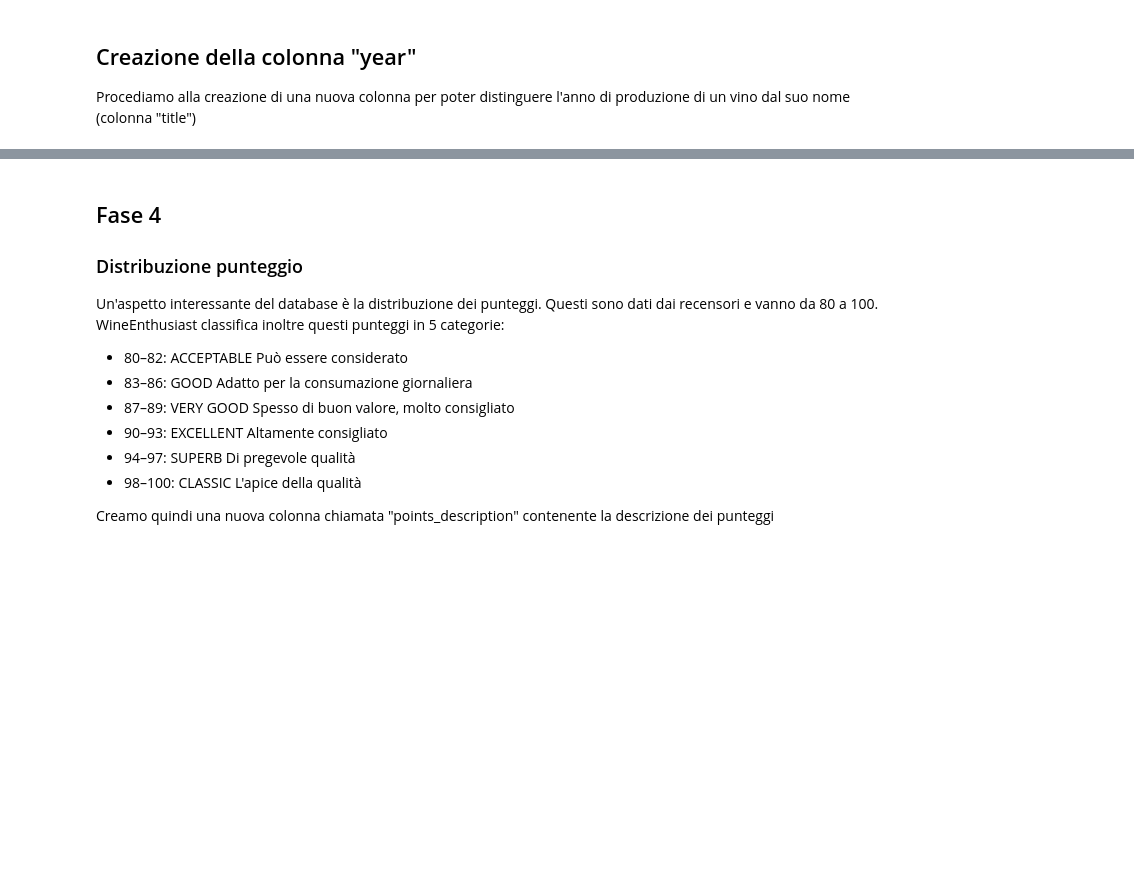
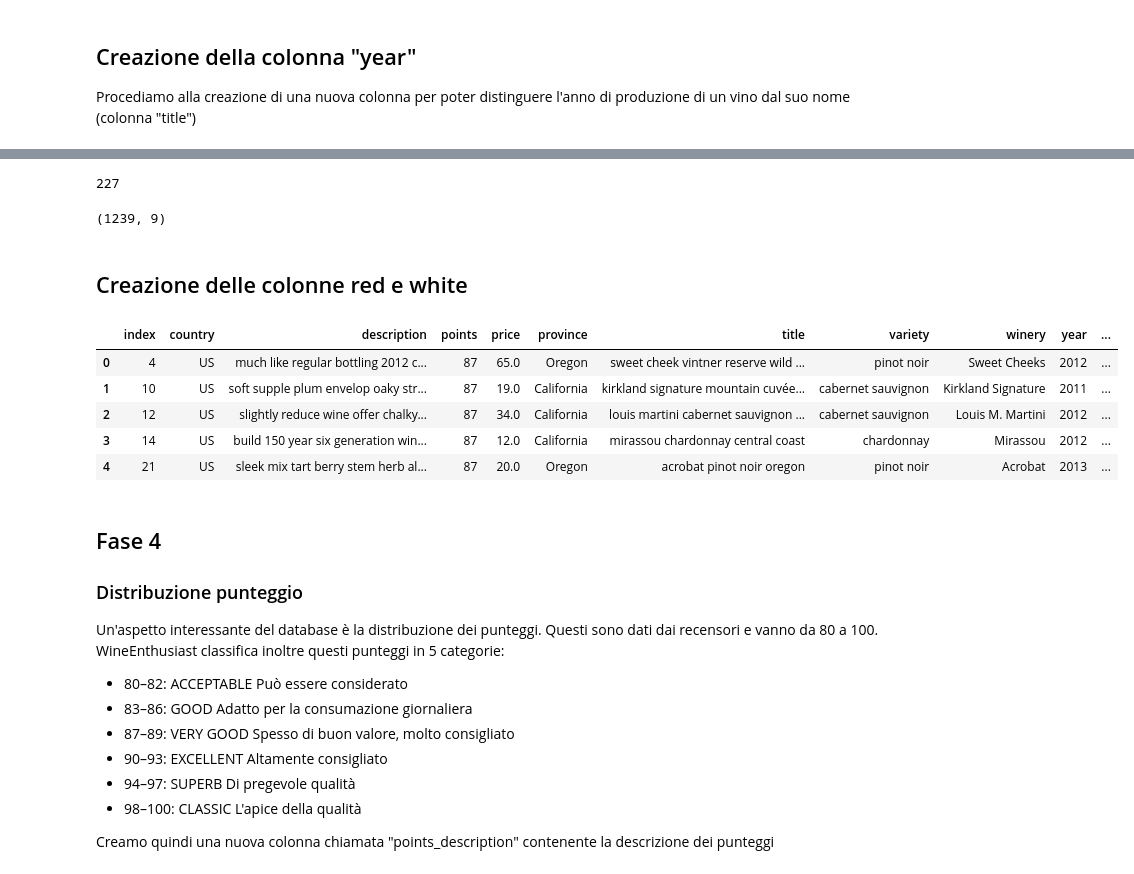
Before and after one commit to MarcoLillx/WineSelection, a Jupyter notebook: preprocessing.ipynb, the cells around one changed output, grey strips where cells are left out. Saved outputs shown, nothing was run; the diff lists cells and outputs as text; code cells hidden in the pictures; blank space fills up the shorter version.

```diff
--- a/preprocessing.ipynb
+++ b/preprocessing.ipynb
@@ -209,0 +276,29 @@ clean_df.head()
+# %%
+import re
+
+def correct_grape_names(row):
+    regexp = [r'shiraz', r'ugni blanc', r'cinsaut', r'carinyena', r'^ribolla$', r'palomino', r'turbiana', r'verdelho', r'viura', r'pinot bianco|weissburgunder', r'garganega|grecanico', r'moscatel', r'moscato', r'melon de bourgogne', r'trajadura|trincadeira', r'cannonau|garnacha', r'grauburgunder|pinot grigio', r'pinot noir|pinot nero', r'colorino', r'mataro|monastrell', r'mourv(\w+)']
+    grapename = ['syrah', 'trebbiano', 'cinsault', 'carignan', 'ribolla gialla', 'palomino','verdicchio', 'verdejo','macabeo', 'pinot blanc', 'garganega', 'muscatel', 'muscat', 'muscadet', 'treixadura', 'grenache', 'pinot gris', 'pinot noir', 'lambrusco', 'mourvedre', 'mourvedre']
+    f = row
+    for exsearch, gname in zip(regexp, grapename):
+        f = re.sub(exsearch, gname, f)
+    return f
+
+name_pairs = [('spatburgunder', 'pinot noir'), ('garnacha', 'grenache'), ('pinot nero', 'pinot noir'),
+              ('alvarinho', 'albarino'), ('assyrtico', 'assyrtiko'), ('black muscat', 'muscat hamburg'),
+              ('kekfrankos', 'blaufrankisch'), ('garnacha blanca', 'grenache blanc'),
+              ('garnacha tintorera', 'alicante bouschet'), ('sangiovese grosso', 'sangiovese')
+             ]
+clean_df['variety'] = clean_df['variety'].apply(lambda row: correct_grape_names(row))
+for start, end in name_pairs:
+    clean_df['variety'] = clean_df['variety'].replace(start, end)
+len(clean_df.variety.value_counts())
+# %% [output]
+227
+# %%
+clean_df = clean_df.groupby('variety').filter(lambda x: len(x) > 200)
+clean_df.shape
+# %% [output]
+(1239, 9)
+# %% [markdown]
+## Creazione delle colonne red e white
@@ -210,3 +316,16 @@ clean_df.head()
+# %%
+clean_df['colour'] = clean_df.apply(lambda row: colour_map[row['variety']], axis=1)
+colour_dummies = pd.get_dummies(clean_df['colour'])
+clean_df = clean_df.merge(colour_dummies, left_index=True, right_index=True)
+clean_df.reset_index(inplace=True)
+clean_df.head()
+# %% [output]
+|  | index | country | description | points | price | province | title | variety | winery | year | ... |
+| 0 | 4 | US | much like regular bottling 2012 c... | 87 | 65.0 | Oregon | sweet cheek vintner reserve wild ... | pinot noir | Sweet Cheeks | 2012 | ... |
+| 1 | 10 | US | soft supple plum envelop oaky str... | 87 | 19.0 | California | kirkland signature mountain cuvée... | cabernet sauvignon | Kirkland Signature | 2011 | ... |
+| 2 | 12 | US | slightly reduce wine offer chalky... | 87 | 34.0 | California | louis martini cabernet sauvignon ... | cabernet sauvignon | Louis M. Martini | 2012 | ... |
+| 3 | 14 | US | build 150 year six generation win... | 87 | 12.0 | California | mirassou chardonnay central coast | chardonnay | Mirassou | 2012 | ... |
+| 4 | 21 | US | sleek mix tart berry stem herb al... | 87 | 20.0 | Oregon | acrobat pinot noir oregon | pinot noir | Acrobat | 2013 | ... |
 # %% [markdown]
 ## Fase 4
 ### Distribuzione punteggio
```
Also changed, not shown: parts of 19 cells of this notebook, 3 other files.
